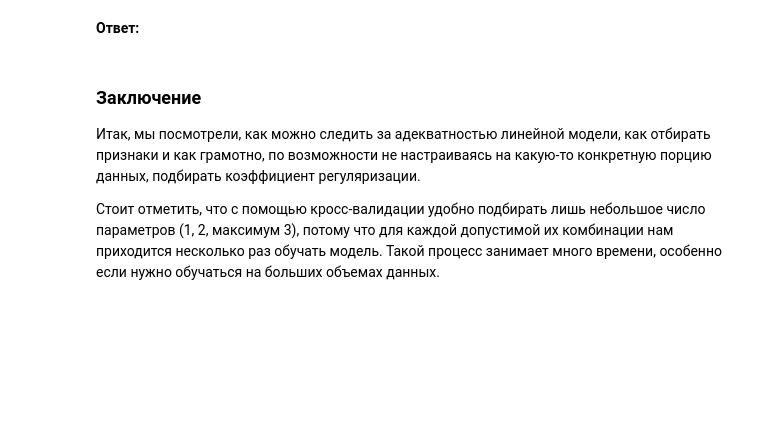
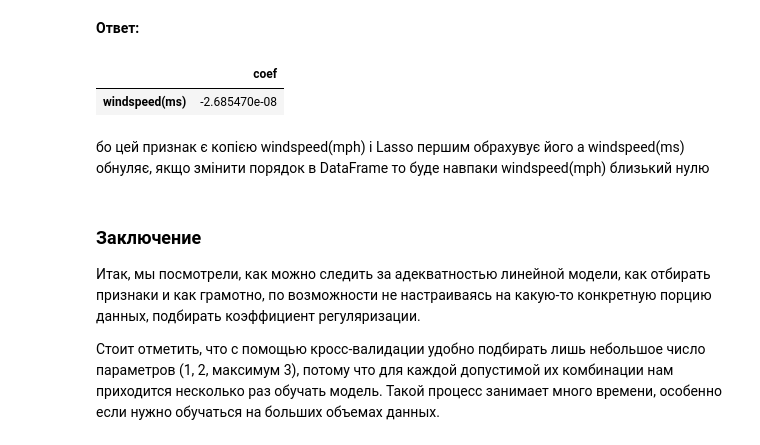
Before and after one commit to Taras55001/DC_HW4, a Jupyter notebook: OverfittingHomeWork.ipynb, the cells around one changed output. Cells and saved outputs as stored; diff of their text form; code cells hidden in the pictures; blank space fills up the shorter version.

```diff
--- a/OverfittingHomeWork.ipynb
+++ b/OverfittingHomeWork.ipynb
@@ -429,3 +438,11 @@ __Ответ:__
+# %%
+coef_df = pd.DataFrame(regressor.coef_, df.columns[:-1], columns=['coef'])
+coef_df[abs(coef_df['coef']) < 1e-3]
+# %% [output]
+|  | coef |
+| windspeed(ms) | -2.685470e-08 |
+# %% [markdown]
+бо цей признак є копією windspeed(mph) і Lasso першим обрахувує його а windspeed(ms) обнуляє, якщо змінити порядок в DataFrame то буде навпаки windspeed(mph) близький нулю
 # %% [markdown]
 ### Заключение
 Итак, мы посмотрели, как можно следить за адекватностью линейной модели, как отбирать признаки и как грамотно, по возможности не настраиваясь на какую-то конкретную порцию данных, подбирать коэффициент регуляризации.
```
Also changed, not shown: parts of 7 cells of this notebook.
